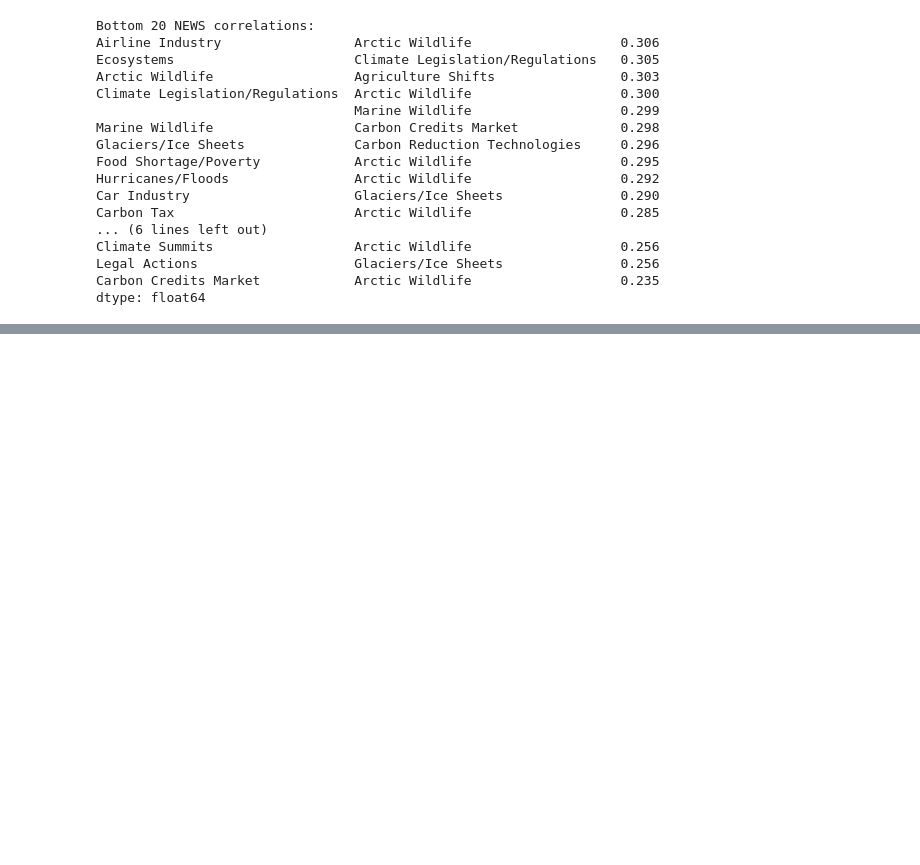
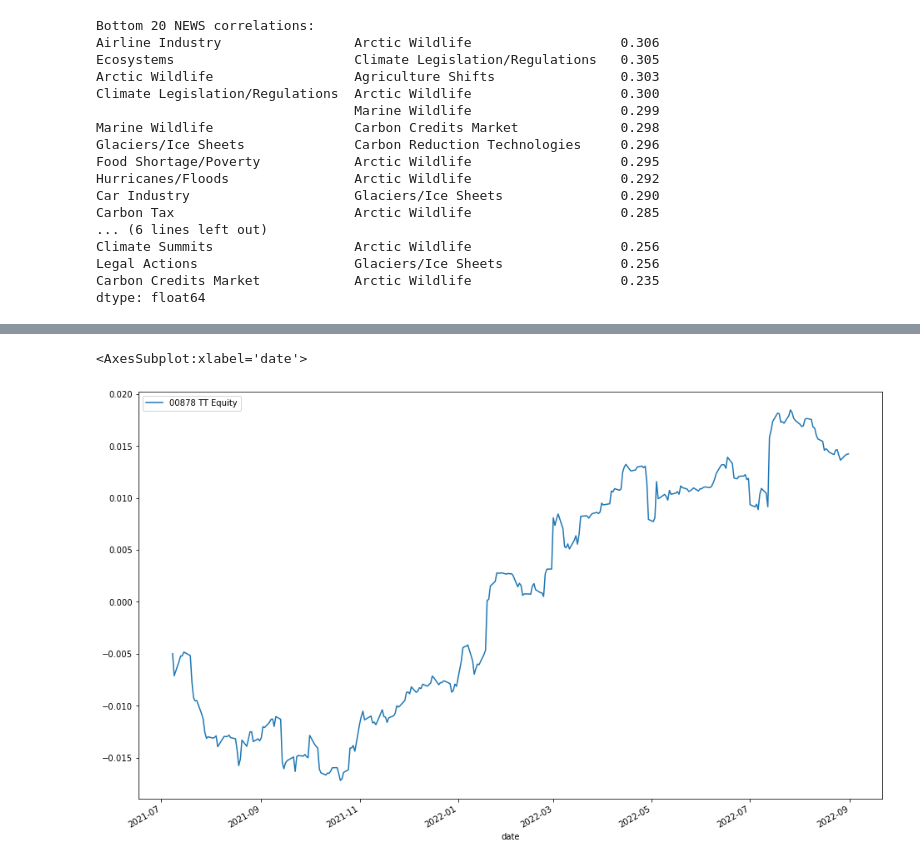
Before and after one commit to alanwake47/FINM-35000-Topics-in-Econ, a Jupyter notebook: final project/final_g4.ipynb, the cells around one changed output, grey strips where cells are left out. Drawn from its saved outputs; the diff is of its cells as text; code cells hidden in the pictures; blank space fills up the shorter version.

```diff
--- a/final project/final_g4.ipynb
+++ b/final project/final_g4.ipynb
@@ -316,0 +369,5 @@ def rolling_regression(df, news_shocks, window):
+# %%
+rolling_params.plot(figsize=(16,10))
+# %% [output]
+<AxesSubplot:xlabel='date'>
+[figure, added]
```
Also changed, not shown: parts of 12 cells of this notebook.
